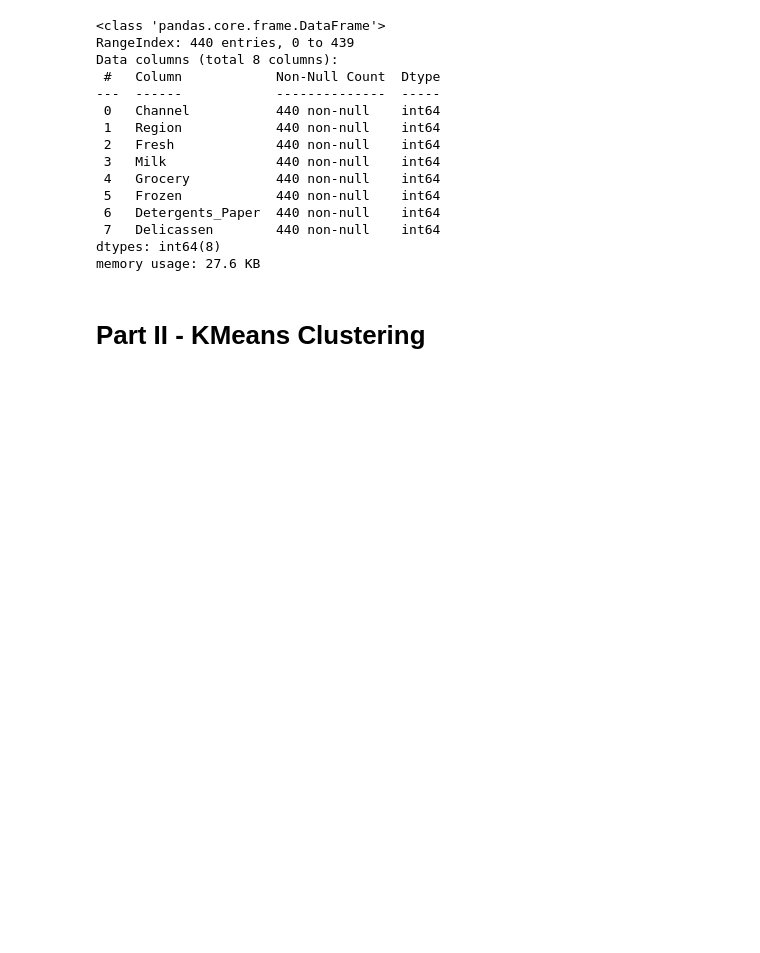
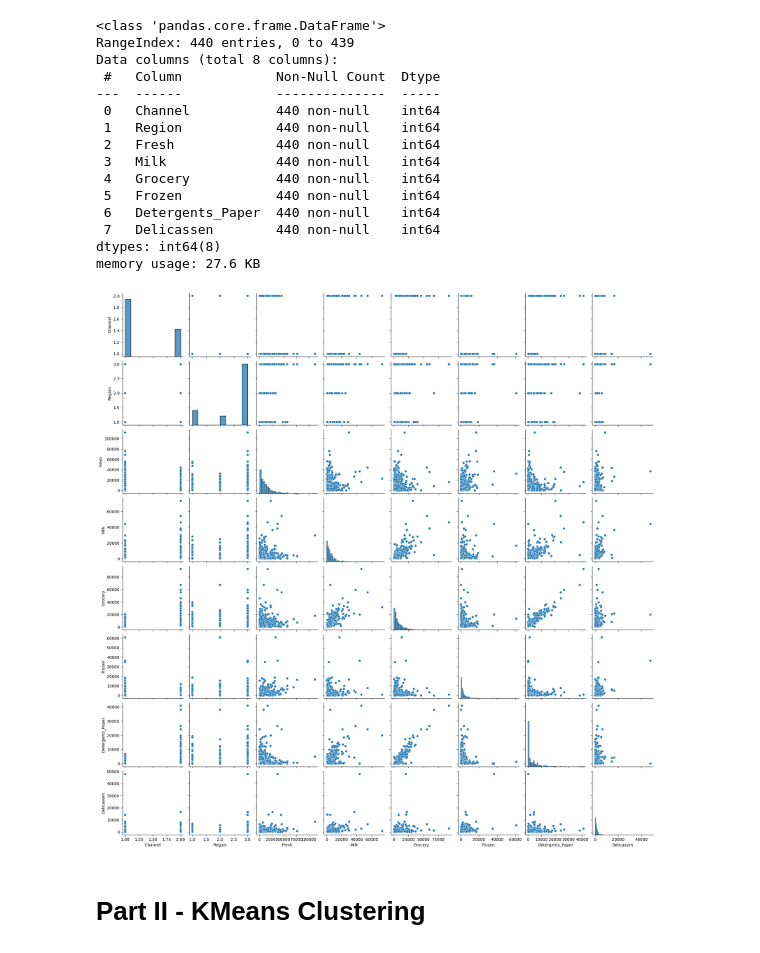
Before and after one commit to Ikenna1414/ml-project-unsupervised-learning, a Jupyter notebook: Unsupervised Learning - Project.ipynb, the cells around one changed output. Cells and saved outputs as stored; diff of their text form; code cells hidden in the pictures; blank space fills up the shorter version.

```diff
--- a/Unsupervised Learning - Project.ipynb
+++ b/Unsupervised Learning - Project.ipynb
@@ -70,6 +73,11 @@ Data columns (total 8 columns):
  7   Delicassen        440 non-null    int64
 dtypes: int64(8)
 memory usage: 27.6 KB
+# %%
+sns.pairplot(df)
+plt.show()
+# %% [output]
+[figure, added]
 # %% [markdown]
 # Part II - KMeans Clustering
 # %% [markdown]
```
Also changed, not shown: parts of 3 cells of this notebook.
